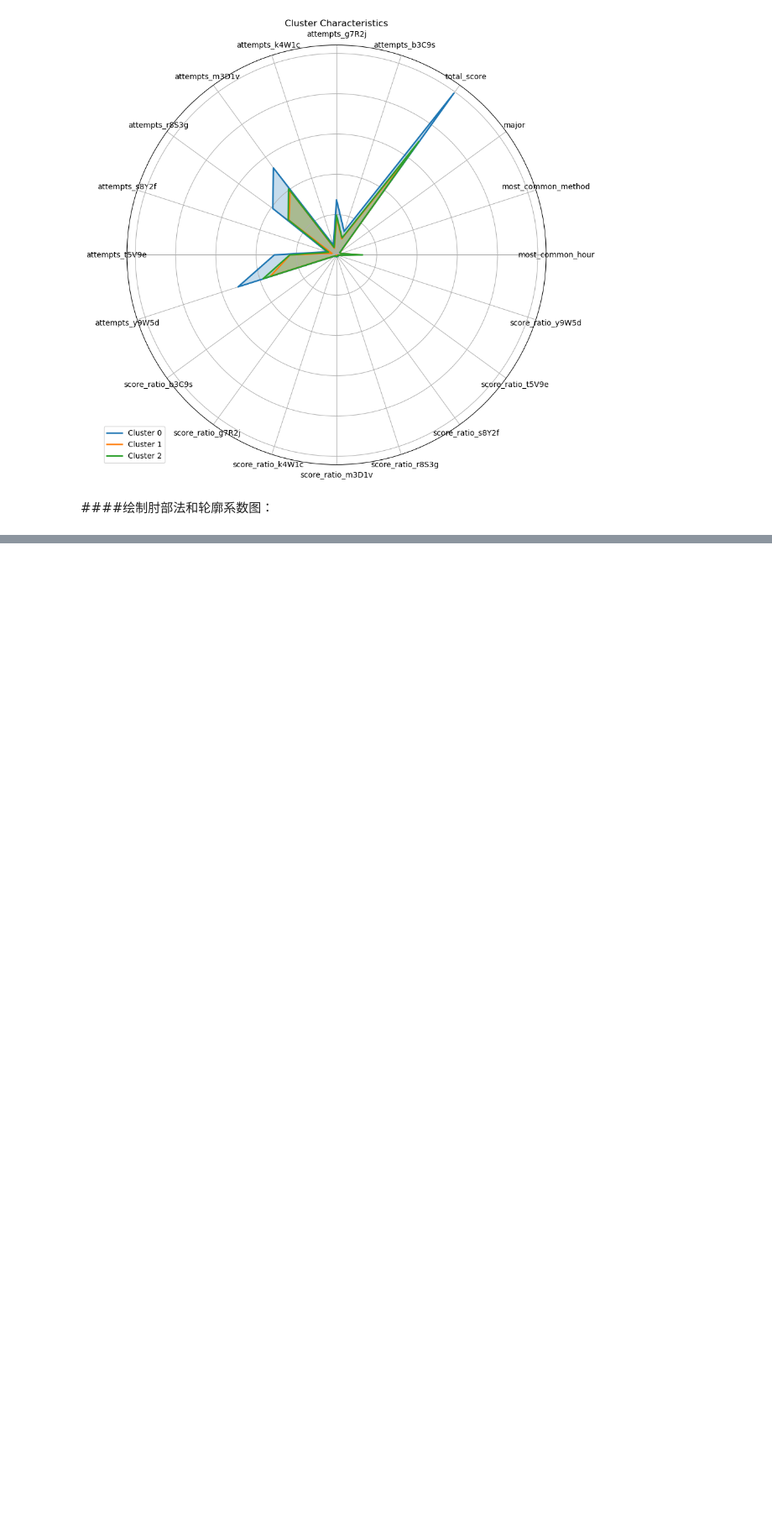
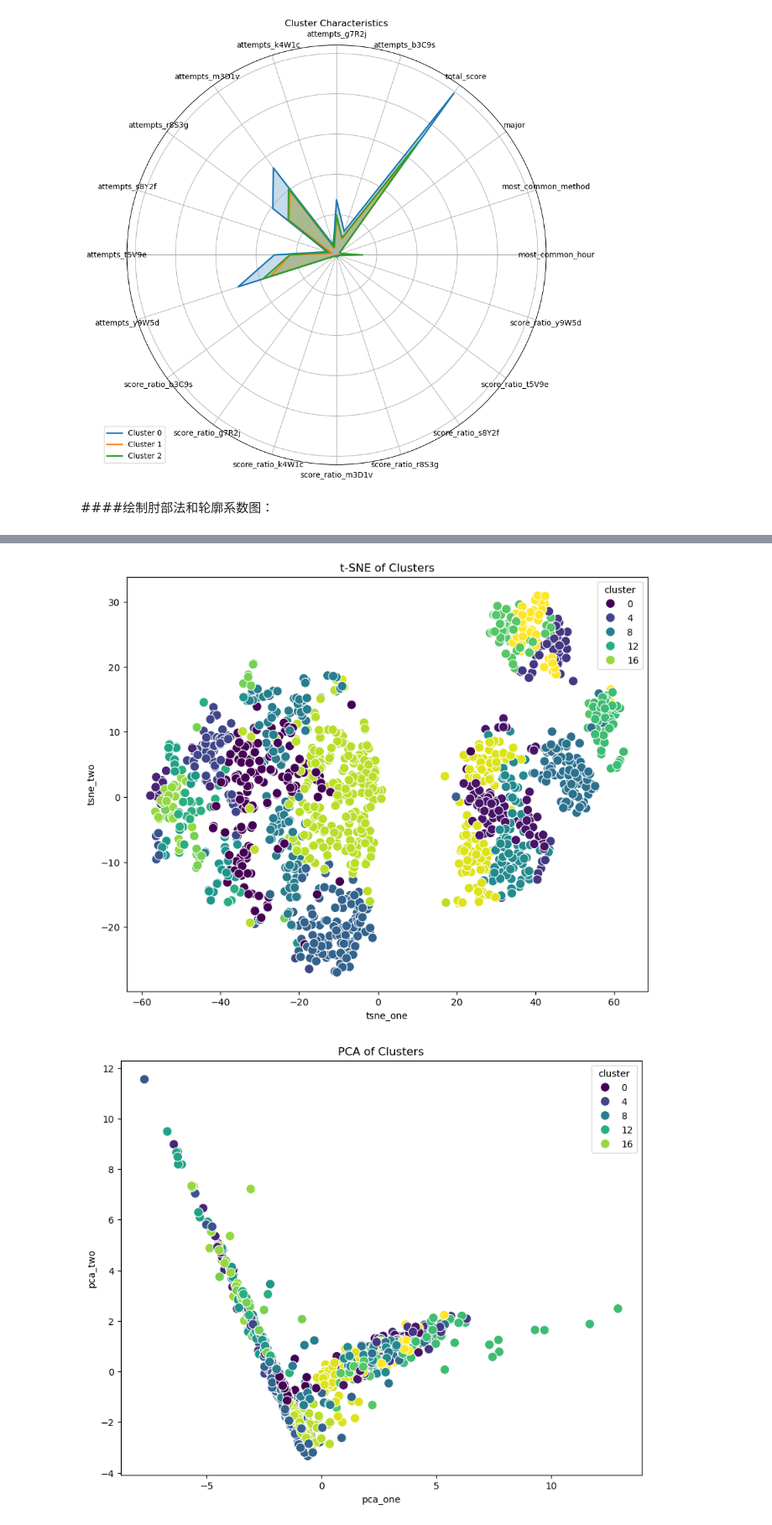
Before and after one commit to zyx2yx/ProfessionPracticeProject, a Jupyter notebook: dataprocess/task2/task2-01.ipynb, the cells around one changed output, grey strips where cells are left out. Shown: that part at 84% size. Cells and saved outputs as stored; diff of their text form; code cells hidden in the pictures; blank space fills up the shorter version.

```diff
--- a/dataprocess/task2/task2-01.ipynb
+++ b/dataprocess/task2/task2-01.ipynb
@@ -197,0 +254,28 @@ plt.show()
+# %%
+# 为避免多次运行时feature中包含cluster列，单独运行降维代码
+# t-SNE降维
+tsne = TSNE(n_components=2, random_state=42)
+tsne_features = tsne.fit_transform(scaled_features)
+features['tsne_one'] = tsne_features[:, 0]
+features['tsne_two'] = tsne_features[:, 1]
+
+# PCA降维
+pca = PCA(n_components=2)
+pca_features = pca.fit_transform(scaled_features)
+features['pca_one'] = pca_features[:, 0]
+features['pca_two'] = pca_features[:, 1]
+
+# 绘制t-SNE结果的散点图
+plt.figure(figsize=(10, 8))
+sns.scatterplot(data=features, x='tsne_one', y='tsne_two', hue='cluster', palette='viridis', s=100)
+plt.title('t-SNE of Clusters')
+plt.show()
+
+# 绘制PCA结果的散点图
+plt.figure(figsize=(10, 8))
+sns.scatterplot(data=features, x='pca_one', y='pca_two', hue='cluster', palette='viridis', s=100)
+plt.title('PCA of Clusters')
+plt.show()
+# %% [output]
+[figure, added]
+[figure, added]
```
Also changed, not shown: parts of 3 cells of this notebook, 3 other files.
